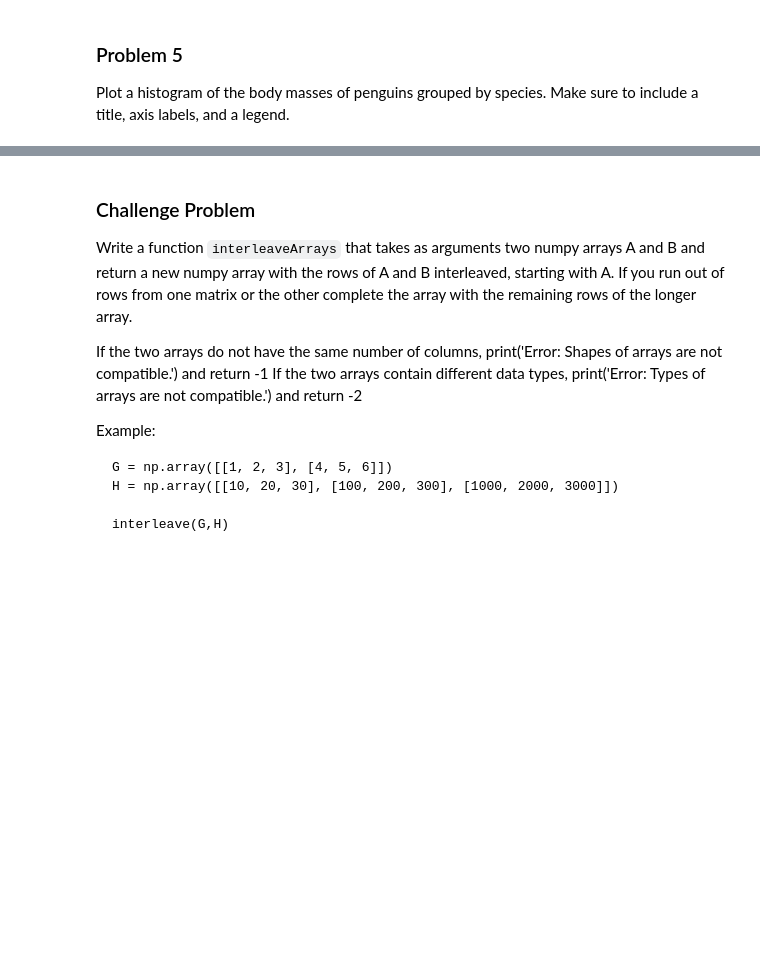
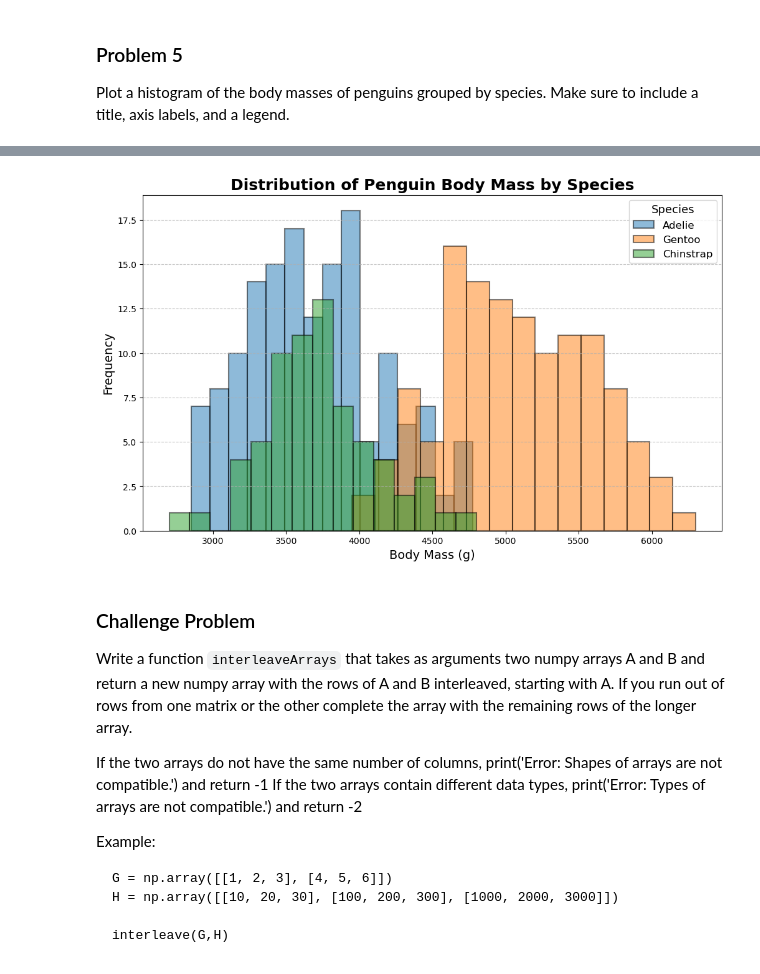
Before and after one commit to GettysburgDataScience/ps04-foxel03, a Jupyter notebook: ps04.ipynb, the cells around one changed output, grey strips where cells are left out. Cells and saved outputs as stored; diff of their text form; code cells hidden in the pictures; blank space fills up the shorter version.

```diff
--- a/ps04.ipynb
+++ b/ps04.ipynb
@@ -158,3 +200,30 @@ Plot a histogram of the body masses of penguins grouped by species. Make sure to
+# %%
+import pandas as pd
+import matplotlib.pyplot as plt
+# Source: https://scales.arabpsychology.com/stats/how-to-plot-histograms-by-group-in-pandas/
+pp_df = pd.read_csv('https://raw.githubusercontent.com/allisonhorst/palmerpenguins/main/inst/extdata/penguins.csv')
+
+pp_df = pp_df.dropna(subset=['body_mass_g']) # Source: # Clean missing data from body mass. Source: https://pandas.pydata.org/docs/reference/api/pandas.DataFrame.dropna.html#pandas.DataFrame.dropna
+
+Adelie = pp_df.loc[pp_df['species'] == 'Adelie', 'body_mass_g']
+Gentoo = pp_df.loc[pp_df['species'] == 'Gentoo', 'body_mass_g']
+Chinstrap = pp_df.loc[pp_df['species'] == 'Chinstrap', 'body_mass_g']
+
+plt.figure(figsize=(12, 7))
+
+plt.hist(Adelie, bins=15, alpha=0.5, label='Adelie', edgecolor='black', linewidth=1.5)
+plt.hist(Gentoo, bins=15, alpha=0.5, label='Gentoo', edgecolor='black', linewidth=1.5)
+plt.hist(Chinstrap, bins=15, alpha=0.5, label='Chinstrap', edgecolor='black', linewidth=1.5)
+
+plt.title('Distribution of Penguin Body Mass by Species', fontsize=18, fontweight='bold')
+plt.xlabel('Body Mass (g)', fontsize=14)
+plt.ylabel('Frequency', fontsize=14)
+plt.legend(title='Species', title_fontsize='13', fontsize='12')
+plt.grid(axis='y', linestyle='--', alpha=0.7)  # Add gridlines for better readability
+
+plt.show()
+# %% [output]
+[figure, added]
 # %% [markdown]
 ### Challenge Problem
 
```
Also changed, not shown: parts of 7 cells of this notebook.
